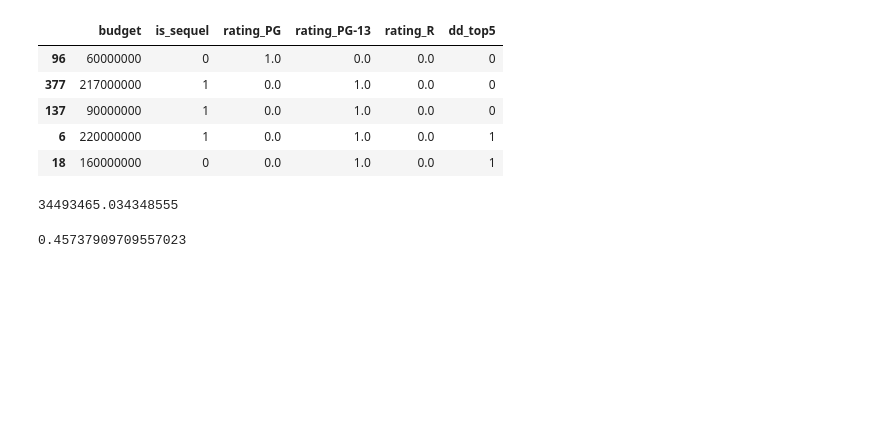
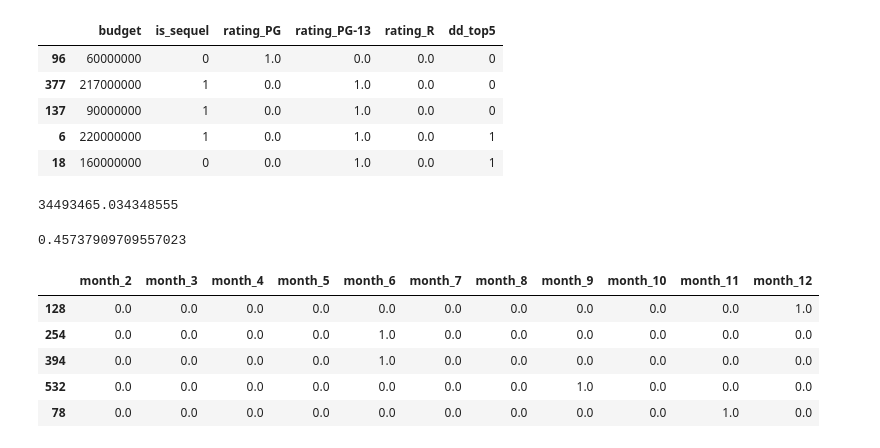
Before and after one commit to tawney-kirkland/02-luther, a Jupyter notebook: movie-linreg-third.ipynb, the cells around one changed output. Drawn from its saved outputs; the diff is of its cells as text; code cells hidden in the pictures; blank space fills up the shorter version.

```diff
--- a/movie-linreg-third.ipynb
+++ b/movie-linreg-third.ipynb
@@ -26,7 +26,7 @@ pd.plotting.scatter_matrix(df1[df1.columns[0:]], ax=ax);
 # %% [output]
 [figure]
 # %%
-x = df[['budget','dd_top5','is_sequel','release_date','rating']]
+x = df[['budget','dd_top5','is_sequel','release_date','rating','month']]
 
 y = df['domestic_opening_sales']
 
@@ -260,3 +260,26 @@ np.sqrt(mean_squared_error(y_val, y_pred))
 cont_cat_lr.score(combined_val_df, y_val) #R2
 # %% [output]
 0.45737909709557023
+# %%
+cat_month_train =  x_train[['month']]
+cat_month_val =  x_val[['month']]
+cat_month_test =  x_test[['month']]
+# %%
+ohe_month_tr = OneHotEncoder(drop='first', sparse=False)
+
+ohe_month_tr.fit(cat_month_train)
+
+ohe_month_train = ohe_month_tr.transform(cat_month_train)
+
+columns_month_tr = ohe_month_tr.get_feature_names(['month'])
+
+ohe_month_train_df = pd.DataFrame(ohe_month_train, columns=columns_month_tr, index = cat_month_train.index)
+
+ohe_month_train_df.head()
+# %% [output]
+|  | month_2 | month_3 | month_4 | month_5 | month_6 | month_7 | month_8 | month_9 | month_10 | month_11 | month_12 |
+| 128 | 0.0 | 0.0 | 0.0 | 0.0 | 0.0 | 0.0 | 0.0 | 0.0 | 0.0 | 0.0 | 1.0 |
+| 254 | 0.0 | 0.0 | 0.0 | 0.0 | 1.0 | 0.0 | 0.0 | 0.0 | 0.0 | 0.0 | 0.0 |
+| 394 | 0.0 | 0.0 | 0.0 | 0.0 | 1.0 | 0.0 | 0.0 | 0.0 | 0.0 | 0.0 | 0.0 |
+| 532 | 0.0 | 0.0 | 0.0 | 0.0 | 0.0 | 0.0 | 0.0 | 1.0 | 0.0 | 0.0 | 0.0 |
+| 78 | 0.0 | 0.0 | 0.0 | 0.0 | 0.0 | 0.0 | 0.0 | 0.0 | 0.0 | 1.0 | 0.0 |
```
Also changed, not shown: parts of 6 cells of this notebook, 1 other file.
